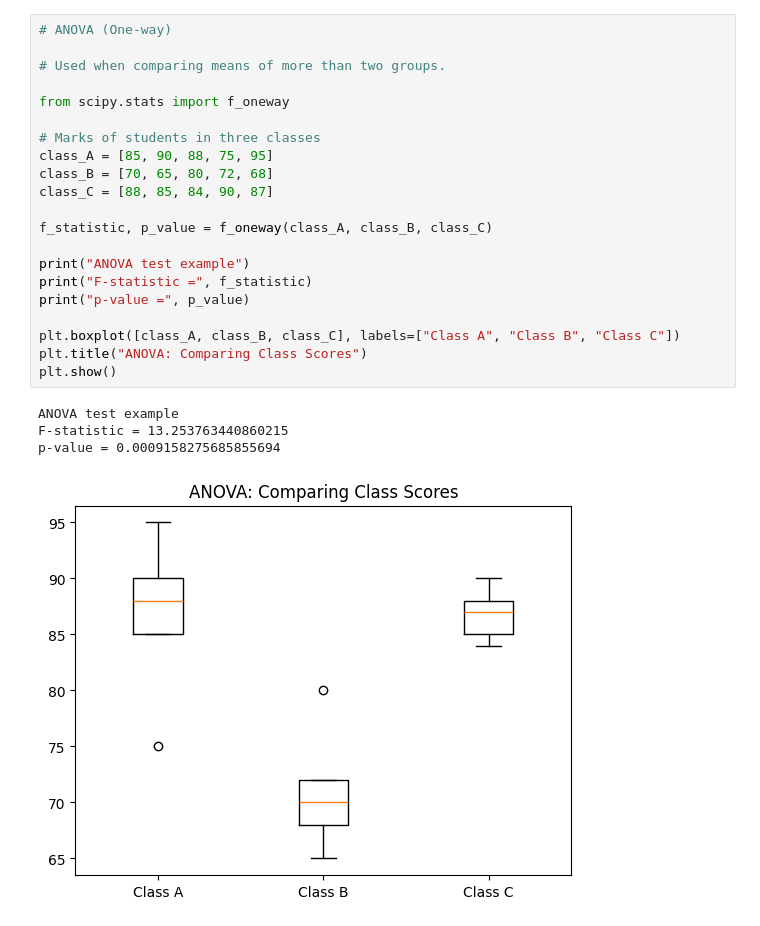
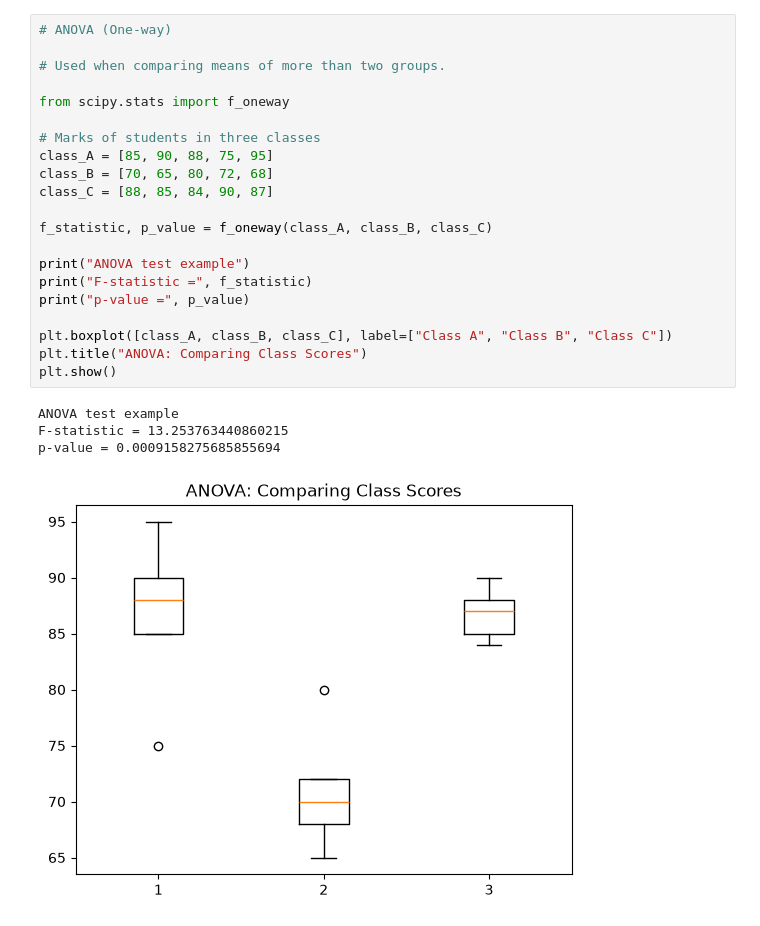
Before and after one commit to jeenakarmi/MachineLearning, a Jupyter notebook: Hypothesis_Testing/tests.ipynb, the cells around one changed output. Saved outputs shown, nothing was run; the diff lists cells and outputs as text.

```diff
--- a/Hypothesis_Testing/tests.ipynb
+++ b/Hypothesis_Testing/tests.ipynb
@@ -98,26 +98,26 @@ Expected values =
 # %%
 # ANOVA (One-way)
 
 # Used when comparing means of more than two groups.
 
 from scipy.stats import f_oneway
 
 # Marks of students in three classes
 class_A = [85, 90, 88, 75, 95]
 class_B = [70, 65, 80, 72, 68]
 class_C = [88, 85, 84, 90, 87]
 
 f_statistic, p_value = f_oneway(class_A, class_B, class_C)
 
 print("ANOVA test example")
 print("F-statistic =", f_statistic)
 print("p-value =", p_value)
 
-plt.boxplot([class_A, class_B, class_C], labels=["Class A", "Class B", "Class C"])
+plt.boxplot([class_A, class_B, class_C], label=["Class A", "Class B", "Class C"])
 plt.title("ANOVA: Comparing Class Scores")
 plt.show()
 # %% [output]
 ANOVA test example
 F-statistic = 13.253763440860215
 p-value = 0.0009158275685855694
-[figure, old version]
+[figure, new version]
```
Also changed, not shown: parts of 3 cells of this notebook, 4 other files.
